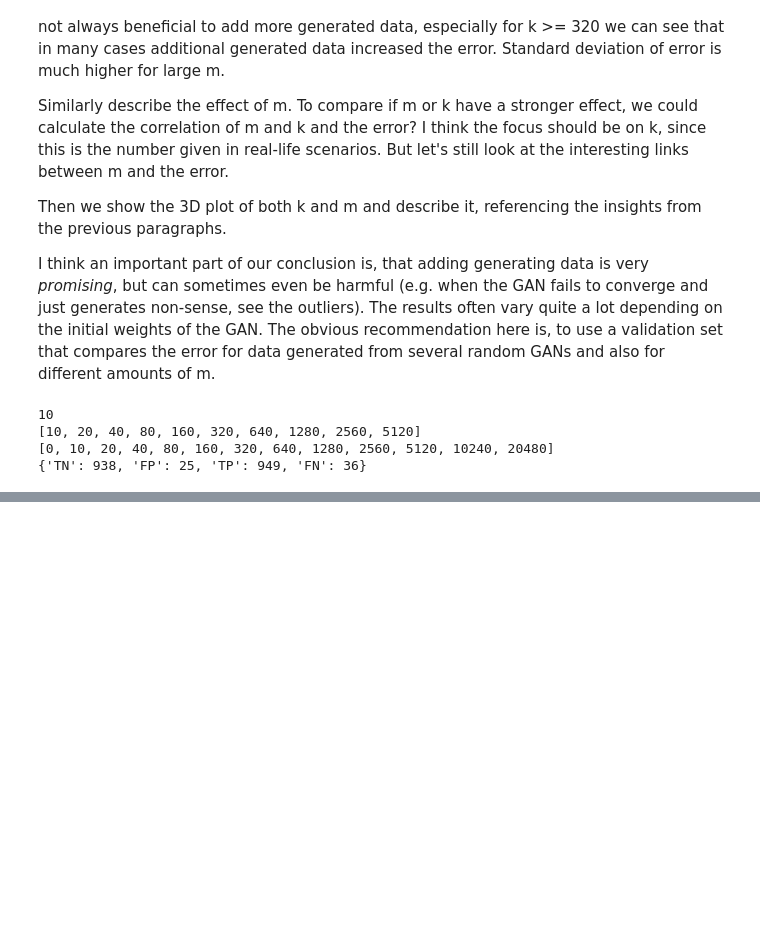
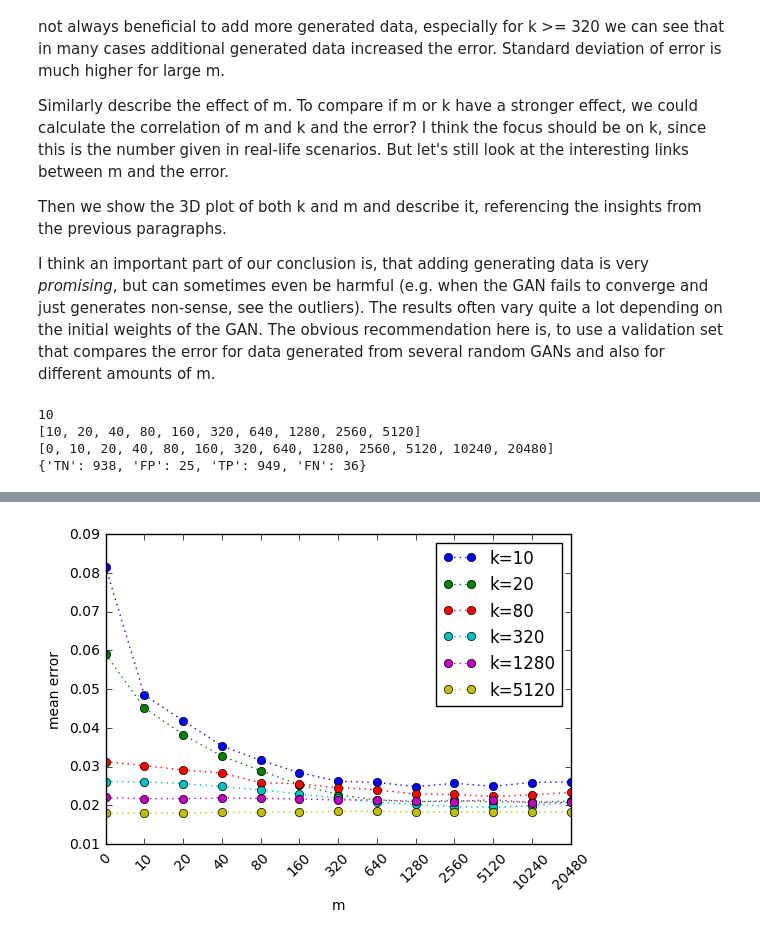
Before and after one commit to JohannesHeidecke/UPC-MAI-CI, a Jupyter notebook: Code/Results.ipynb, the cells around one changed output, grey strips where cells are left out. Saved outputs shown, nothing was run; the diff lists cells and outputs as text; code cells hidden in the pictures; blank space fills up the shorter version.

```diff
--- a/Code/Results.ipynb
+++ b/Code/Results.ipynb
@@ -227,0 +229,29 @@ plt.show()
+# %%
+fig, ax1 = plt.subplots()
+ms = results['ms']
+logMs = []
+for m in ms:
+    if m != 0:
+        logMs.append(np.log(m)/np.log(2))
+    else:
+        logMs.append(0)
+for k in [10, 20, 80, 320, 1280, 5120]:
+# for k in results['ks'][-7:]:
+    kRes = []
+    for m in results['ms']:
+        kmRes = []
+        for i in range(1, results['iterations'] + 1):
+            [accuracy, error] = cmToMeasures(i, k, m)
+            kmRes.append(error)
+        kRes.append(np.mean(kmRes))
+    plt.plot(kRes, label='k='+str(k), marker='o', linestyle='dotted')
+
+ax1.set_axisbelow(True)
+# ax1.set_title('Mean error for different ks:')
+ax1.set_xlabel('m')
+ax1.set_ylabel('mean error')
+plt.xticks(range(0,(len(results['ms']))), results['ms'], rotation=45)
+plt.legend()
+plt.show()
+# %% [output]
+[figure, added]
```
Also changed, not shown: parts of 6 cells of this notebook, 26 other files.
